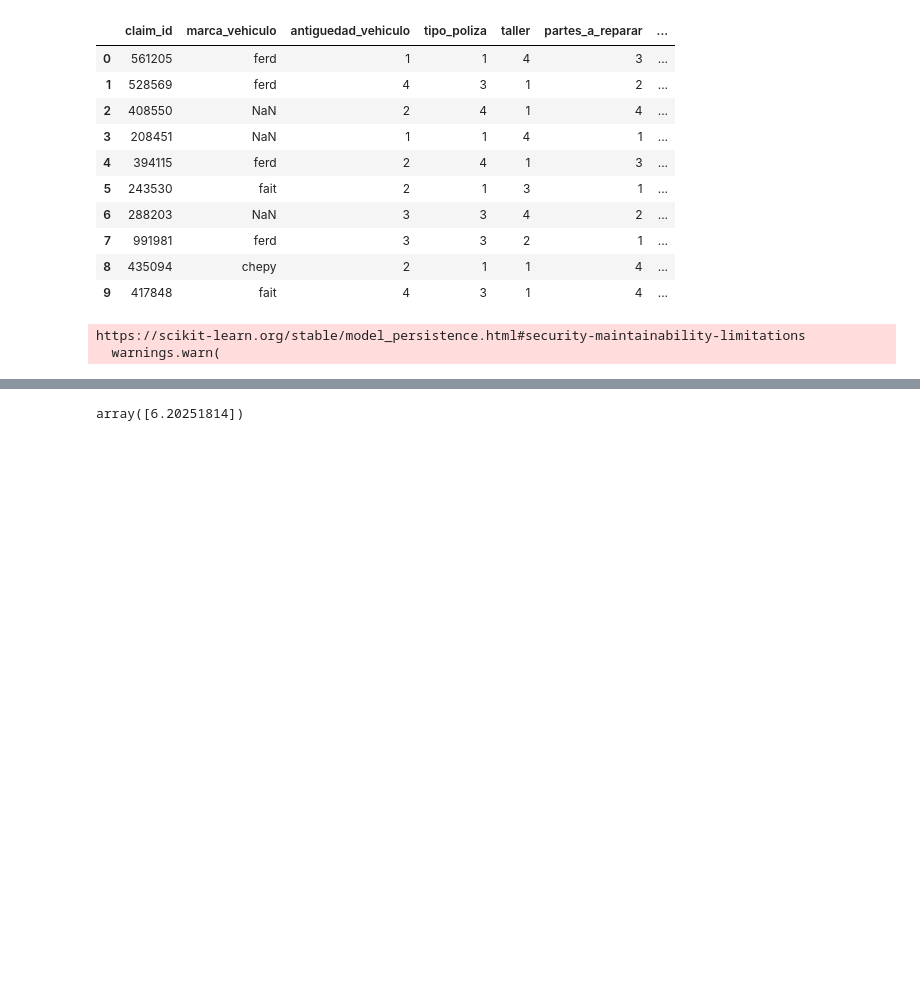
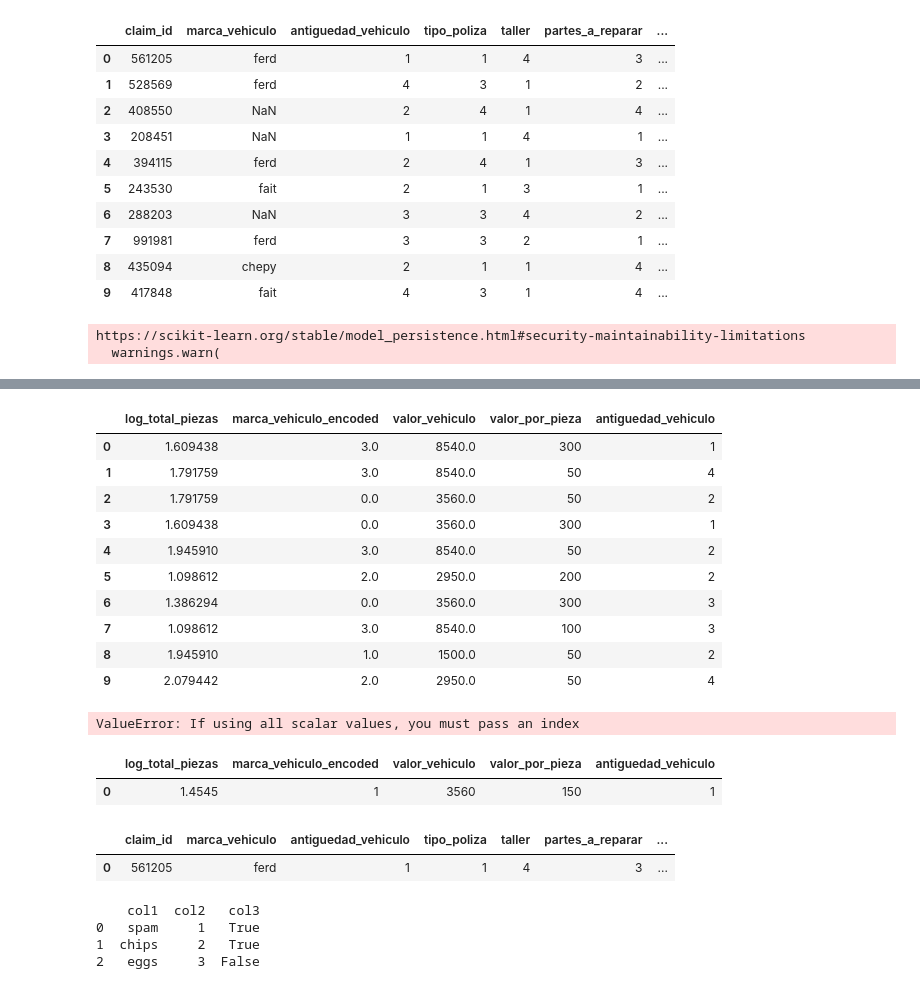
Before and after one commit to franbri/desafio-hdi, a Jupyter notebook: test.ipynb, the cells around one changed output, grey strips where cells are left out. Drawn from its saved outputs; the diff is of its cells as text; code cells hidden in the pictures; blank space fills up the shorter version.

```diff
--- a/test.ipynb
+++ b/test.ipynb
@@ -73,3 +149,19 @@ Error:
+# %%
+df = df.fillna(diccionario_imputacion)
+# %%
+df[["log_total_piezas","marca_vehiculo_encoded","valor_vehiculo","valor_por_pieza","antiguedad_vehiculo"]]
+# %% [output]
+|  | log_total_piezas | marca_vehiculo_encoded | valor_vehiculo | valor_por_pieza | antiguedad_vehiculo |
+| 0 | 1.609438 | 3.0 | 8540.0 | 300 | 1 |
+| 1 | 1.791759 | 3.0 | 8540.0 | 50 | 4 |
+| 2 | 1.791759 | 0.0 | 3560.0 | 50 | 2 |
+| 3 | 1.609438 | 0.0 | 3560.0 | 300 | 1 |
+| 4 | 1.945910 | 3.0 | 8540.0 | 50 | 2 |
+| 5 | 1.098612 | 2.0 | 2950.0 | 200 | 2 |
+| 6 | 1.386294 | 0.0 | 3560.0 | 300 | 3 |
+| 7 | 1.098612 | 3.0 | 8540.0 | 100 | 3 |
+| 8 | 1.945910 | 1.0 | 1500.0 | 50 | 2 |
+| 9 | 2.079442 | 2.0 | 2950.0 | 50 | 4 |
 # %%
 # - 'log_total_piezas': float64
 # - 'marca_vehiculo_encoded': int64
@@ -77,8 +169,59 @@ Error:
 # - 'valor_por_pieza': int64
 # - 'antiguedad_vehiculo': int64
 
-X = {"log_total_piezas" : [1.4545],"marca_vehiculo_encoded": [1],"valor_vehiculo": [3560], "valor_por_pieza": [150],"antiguedad_vehiculo": [1]}
+#X = {"log_total_piezas" : [1.4545],"marca_vehiculo_encoded": [1],"valor_vehiculo": [3560], "valor_por_pieza": [150],"antiguedad_vehiculo": [1]}
+X = {"log_total_piezas" : 1.4545,"marca_vehiculo_encoded": 1,"valor_vehiculo": 3560, "valor_por_pieza": 150,"antiguedad_vehiculo": 1}
+
 X = pd.DataFrame(data=X)
-linnear_regression.predict(X)
+linnear_regression.predict(df[["log_total_piezas","marca_vehiculo_encoded","valor_vehiculo","valor_por_pieza","antiguedad_vehiculo"]])
 # %% [output]
-array([6.20251814])
+ValueError: If using all scalar values, you must pass an index
+# %%
+X = pd.DataFrame(data=[X])
+X
+# %% [output]
+|  | log_total_piezas | marca_vehiculo_encoded | valor_vehiculo | valor_por_pieza | antiguedad_vehiculo |
+| 0 | 1.4545 | 1 | 3560 | 150 | 1 |
+# %%
+X = pd.DataFrame(data=[{'claim_id': 561205, 'marca_vehiculo': 'ferd', 'antiguedad_vehiculo': 1, 'tipo_poliza': 1, 'taller': 4, 'partes_a_reparar': 3, 'partes_a_reemplazar': 2}])
+X
+# %% [output]
+|  | claim_id | marca_vehiculo | antiguedad_vehiculo | tipo_poliza | taller | partes_a_reparar | ... |
+| 0 | 561205 | ferd | 1 | 1 | 4 | 3 | ... |
+# %%
+import pandas as pd
+
+class InputData(BaseModel):
+    claim_id: int | None = None
+    marca_vehiculo: str
+    antiguedad_vehiculo: int
+    tipo_poliza: int
+    taller: int
+    partes_a_reparar: int
+    partes_a_reemplazar: int
+
+class MyDataClass:
+    def __init__(self, col1, col2, col3):
+        self.col1 = col1
+        self.col2 = col2
+        self.col3 = col3
+
+# Create a list of instances
+data_instances = [
+    MyDataClass("spam", 1, True),
+    MyDataClass("chips", 2, True),
+    MyDataClass("eggs", 3, False)
+]
+
+# Convert the list of instances to a list of dictionaries using a list comprehension
+list_of_dicts = [instance.__dict__ for instance in data_instances]
+
+# Pass the list of dictionaries to the DataFrame constructor
+df = pd.DataFrame(list_of_dicts)
+
+print(df)
+# %% [output]
+    col1  col2   col3
+0   spam     1   True
+1  chips     2   True
+2   eggs     3  False
```
Also changed, not shown: parts of 8 cells of this notebook.
